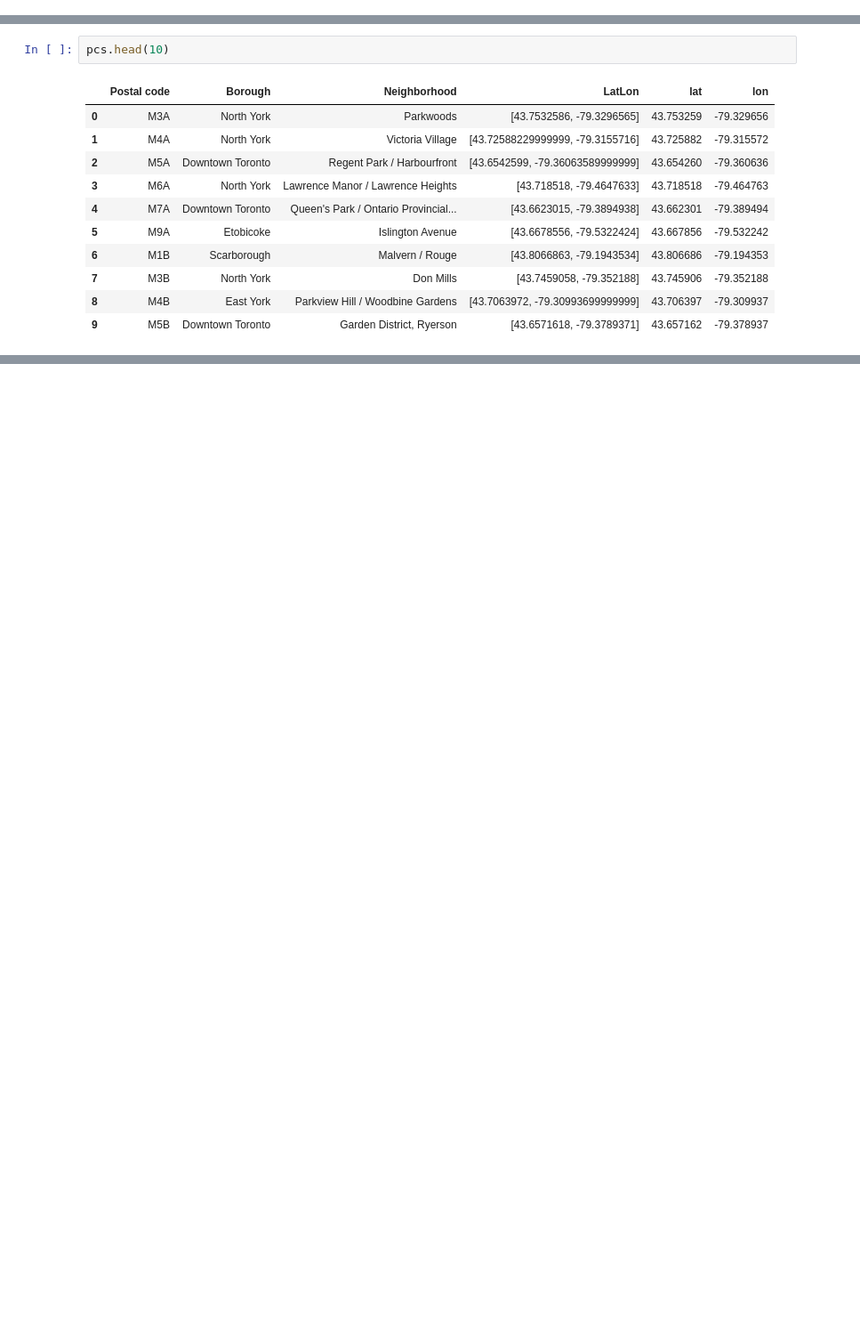
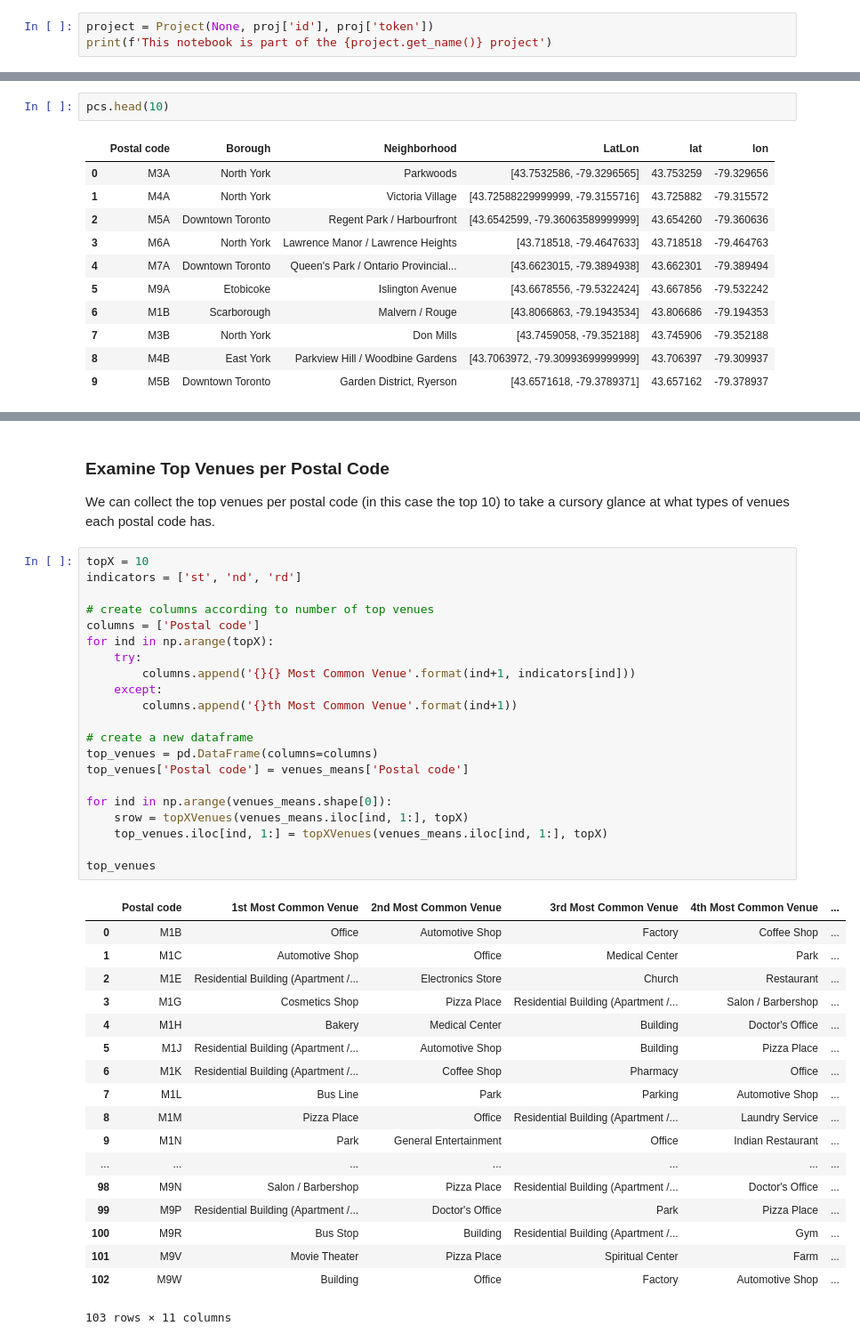
Before and after one commit to sthatcher1118/Coursera_Capstone, a Jupyter notebook: IBM Data Science: Applied Data Science Capstone.ipynb, the cells around one changed output, grey strips where cells are left out. Shown at 89% size. Saved outputs shown, nothing was run; the diff lists cells and outputs as text; blank space fills up the shorter version.

```diff
--- a/IBM Data Science: Applied Data Science Capstone.ipynb
+++ b/IBM Data Science: Applied Data Science Capstone.ipynb
@@ -27,0 +69,3 @@ def geocode_it(postal_code):
+# %%
+project = Project(None, proj['id'], proj['token'])
+print(f'This notebook is part of the {project.get_name()} project')
@@ -76,0 +312,44 @@ pcs.head(10)
+# %% [markdown]
+### Examine Top Venues per Postal Code
+
+We can collect the top venues per postal code (in this case the top 10) to take a cursory glance at what types of venues each postal code has.
+# %%
+topX = 10
+indicators = ['st', 'nd', 'rd']
+
+# create columns according to number of top venues
+columns = ['Postal code']
+for ind in np.arange(topX):
+    try:
+        columns.append('{}{} Most Common Venue'.format(ind+1, indicators[ind]))
+    except:
+        columns.append('{}th Most Common Venue'.format(ind+1))
+
+# create a new dataframe
+top_venues = pd.DataFrame(columns=columns)
+top_venues['Postal code'] = venues_means['Postal code']
+
+for ind in np.arange(venues_means.shape[0]):
+    srow = topXVenues(venues_means.iloc[ind, 1:], topX)
+    top_venues.iloc[ind, 1:] = topXVenues(venues_means.iloc[ind, 1:], topX)
+
+top_venues
+# %% [output]
+|  | Postal code | 1st Most Common Venue | 2nd Most Common Venue | 3rd Most Common Venue | 4th Most Common Venue | ... |
+| 0 | M1B | Office | Automotive Shop | Factory | Coffee Shop | ... |
+| 1 | M1C | Automotive Shop | Office | Medical Center | Park | ... |
+| 2 | M1E | Residential Building (Apartment /... | Electronics Store | Church | Restaurant | ... |
+| 3 | M1G | Cosmetics Shop | Pizza Place | Residential Building (Apartment /... | Salon / Barbershop | ... |
+| 4 | M1H | Bakery | Medical Center | Building | Doctor's Office | ... |
+| 5 | M1J | Residential Building (Apartment /... | Automotive Shop | Building | Pizza Place | ... |
+| 6 | M1K | Residential Building (Apartment /... | Coffee Shop | Pharmacy | Office | ... |
+| 7 | M1L | Bus Line | Park | Parking | Automotive Shop | ... |
+| 8 | M1M | Pizza Place | Office | Residential Building (Apartment /... | Laundry Service | ... |
+| 9 | M1N | Park | General Entertainment | Office | Indian Restaurant | ... |
+| ... | ... | ... | ... | ... | ... | ... |
+| 98 | M9N | Salon / Barbershop | Pizza Place | Residential Building (Apartment /... | Doctor's Office | ... |
+| 99 | M9P | Residential Building (Apartment /... | Doctor's Office | Park | Pizza Place | ... |
+| 100 | M9R | Bus Stop | Building | Residential Building (Apartment /... | Gym | ... |
+| 101 | M9V | Movie Theater | Pizza Place | Spiritual Center | Farm | ... |
+| 102 | M9W | Building | Office | Factory | Automotive Shop | ... |
+103 rows × 11 columns
```
Also changed, not shown: parts of 33 cells of this notebook.
